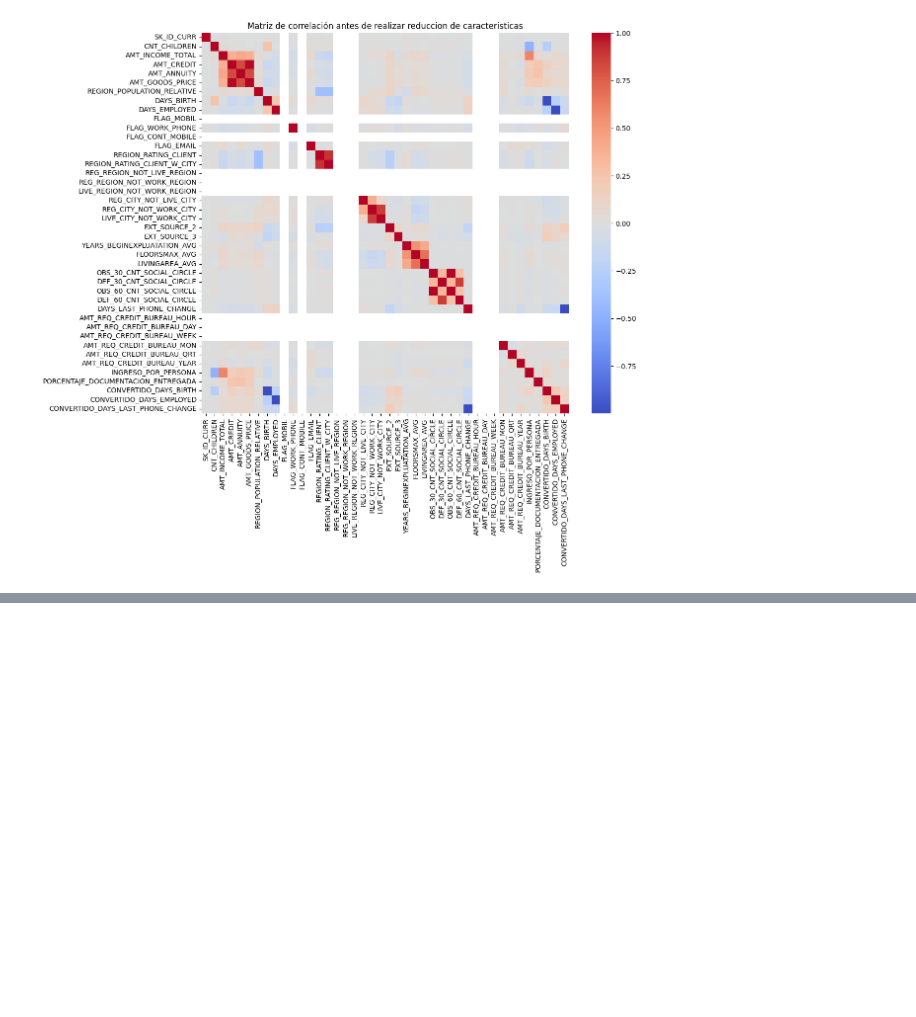
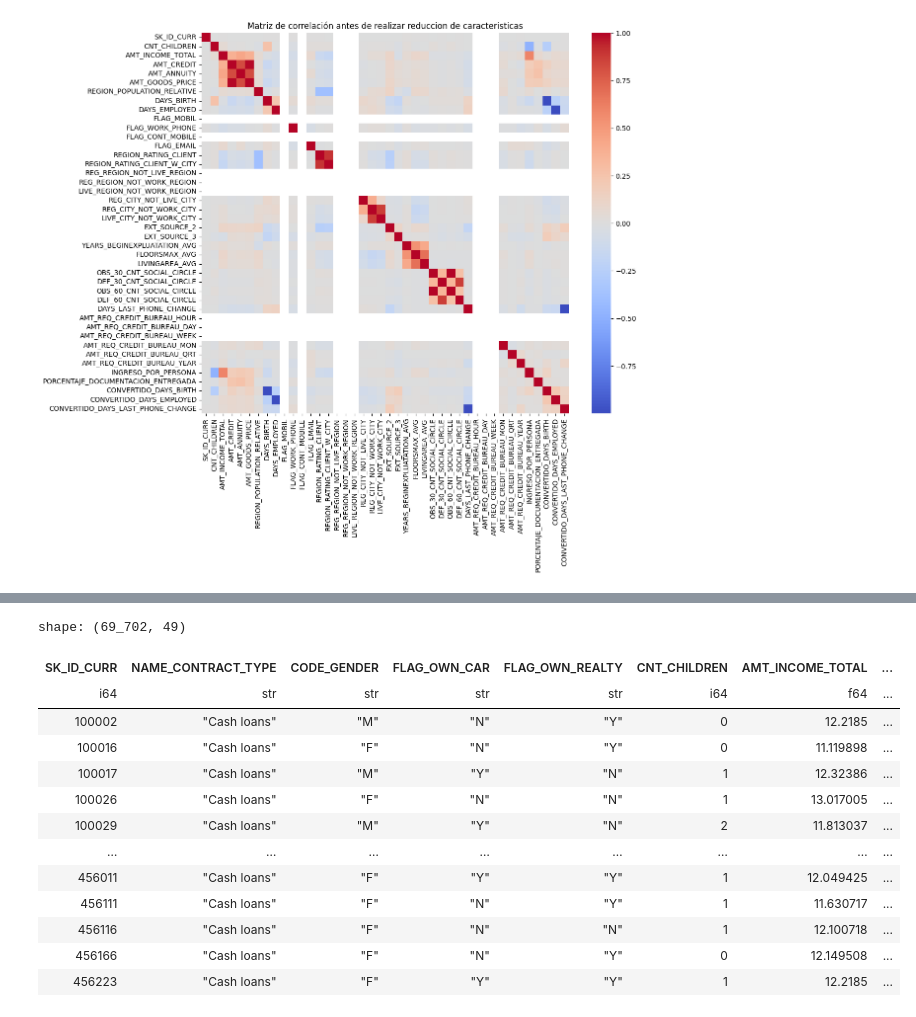
Before and after one commit to spereze27/Analysis-home-credit-default-risk, a Jupyter notebook: preprocesamiento_home_credit.ipynb, the cells around one changed output, grey strips where cells are left out. Saved outputs shown, nothing was run; the diff lists cells and outputs as text; code cells hidden in the pictures; blank space fills up the shorter version.

```diff
--- a/preprocesamiento_home_credit.ipynb
+++ b/preprocesamiento_home_credit.ipynb
@@ -489 +493,18 @@ columnas_eliminadas
  'OBS_60_CNT_SOCIAL_CIRCLE']
+# %%
+df_combinado
+# %% [output]
+shape: (69_702, 49)
+| SK_ID_CURR | NAME_CONTRACT_TYPE | CODE_GENDER | FLAG_OWN_CAR | FLAG_OWN_REALTY | CNT_CHILDREN | AMT_INCOME_TOTAL | ... |
+| i64 | str | str | str | str | i64 | f64 | ... |
+| 100002 | "Cash loans" | "M" | "N" | "Y" | 0 | 12.2185 | ... |
+| 100016 | "Cash loans" | "F" | "N" | "Y" | 0 | 11.119898 | ... |
+| 100017 | "Cash loans" | "M" | "Y" | "N" | 1 | 12.32386 | ... |
+| 100026 | "Cash loans" | "F" | "N" | "N" | 1 | 13.017005 | ... |
+| 100029 | "Cash loans" | "M" | "Y" | "N" | 2 | 11.813037 | ... |
+| … | … | … | … | … | … | … | ... |
+| 456011 | "Cash loans" | "F" | "Y" | "Y" | 1 | 12.049425 | ... |
+| 456111 | "Cash loans" | "F" | "N" | "Y" | 1 | 11.630717 | ... |
+| 456116 | "Cash loans" | "F" | "N" | "N" | 1 | 12.100718 | ... |
+| 456166 | "Cash loans" | "F" | "N" | "Y" | 0 | 12.149508 | ... |
+| 456223 | "Cash loans" | "F" | "Y" | "Y" | 1 | 12.2185 | ... |
```
Also changed, not shown: parts of 5 cells of this notebook.
